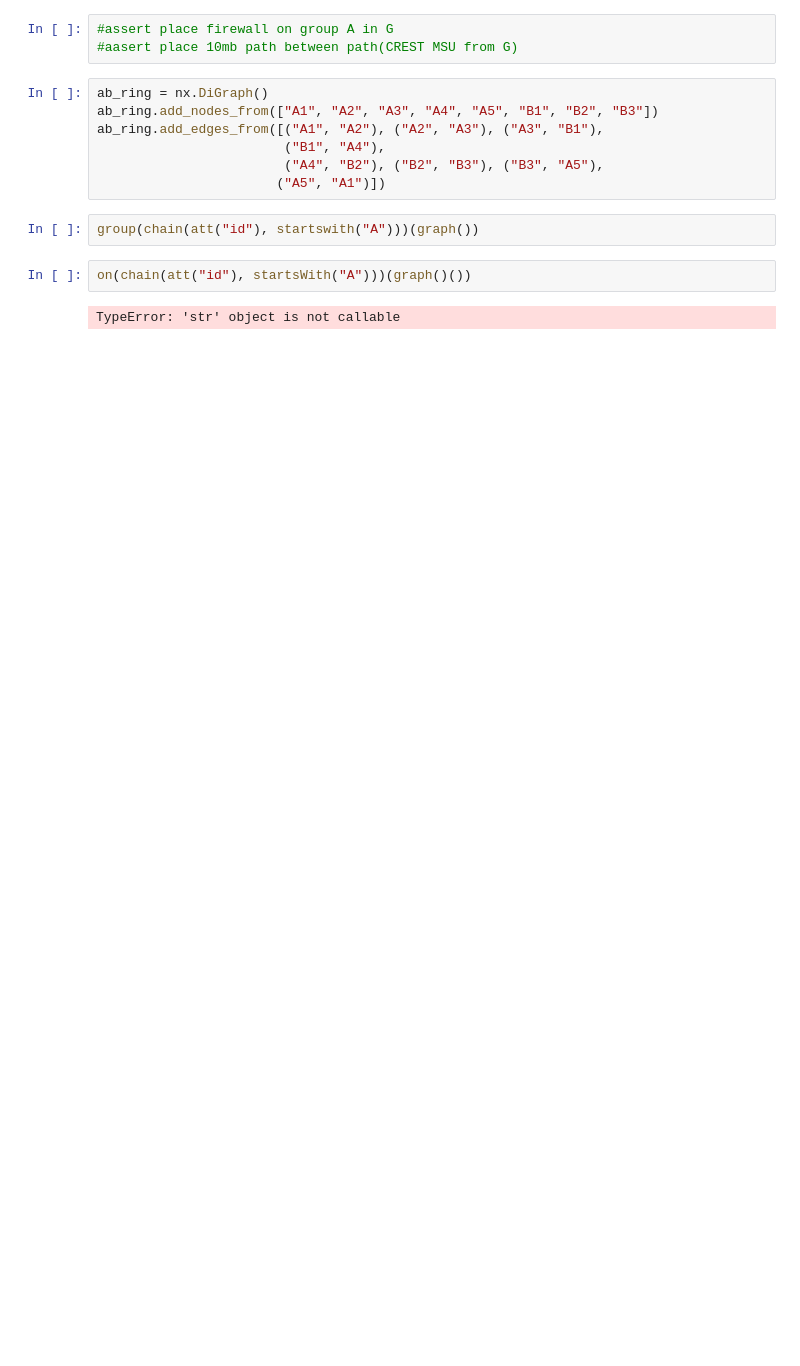
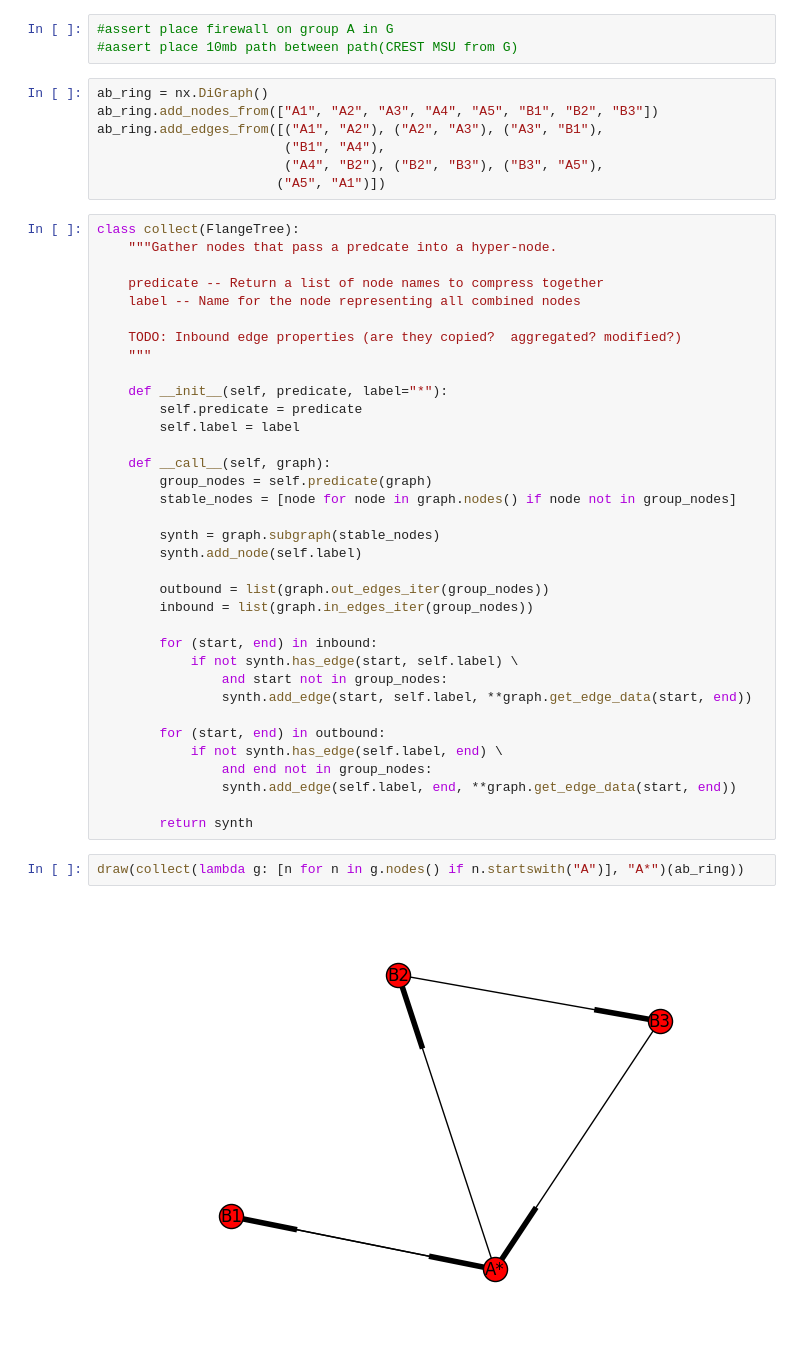
Before and after one commit to periscope-ps/Flange, a Jupyter notebook: Display.ipynb, the cells around one changed output. Cells and saved outputs as stored; diff of their text form; blank space fills up the shorter version.

```diff
--- a/Display.ipynb
+++ b/Display.ipynb
@@ -72,11 +72,44 @@ ab_ring.add_edges_from([("A1", "A2"), ("A2", "A3"), ("A3", "B1"),
                         ("B1", "A4"),
                         ("A4", "B2"), ("B2", "B3"), ("B3", "A5"),
                        ("A5", "A1")])
-# %%
-group(chain(att("id"), startswith("A")))(graph())
-# %%
-on(chain(att("id"), startsWith("A")))(graph()())
-# %% [output]
-TypeError: 'str' object is not callable
+# %%
+class collect(FlangeTree):
+    """Gather nodes that pass a predcate into a hyper-node.
+
+    predicate -- Return a list of node names to compress together
+    label -- Name for the node representing all combined nodes
+
+    TODO: Inbound edge properties (are they copied?  aggregated? modified?)
+    """
+
+    def __init__(self, predicate, label="*"):
+        self.predicate = predicate
+        self.label = label
+
+    def __call__(self, graph):
+        group_nodes = self.predicate(graph)
+        stable_nodes = [node for node in graph.nodes() if node not in group_nodes]
+
+        synth = graph.subgraph(stable_nodes)
+        synth.add_node(self.label)
+
+        outbound = list(graph.out_edges_iter(group_nodes))
+        inbound = list(graph.in_edges_iter(group_nodes))
+
+        for (start, end) in inbound:
+            if not synth.has_edge(start, self.label) \
+                and start not in group_nodes:
+                synth.add_edge(start, self.label, **graph.get_edge_data(start, end))
+
+        for (start, end) in outbound:
+            if not synth.has_edge(self.label, end) \
+                and end not in group_nodes:
+                synth.add_edge(self.label, end, **graph.get_edge_data(start, end))
+
+        return synth
+# %%
+draw(collect(lambda g: [n for n in g.nodes() if n.startswith("A")], "A*")(ab_ring))
+# %% [output]
+[figure, added]
 # %%
 draw(ab_ring)
```
Also changed, not shown: parts of 7 cells of this notebook, 2 other files.
